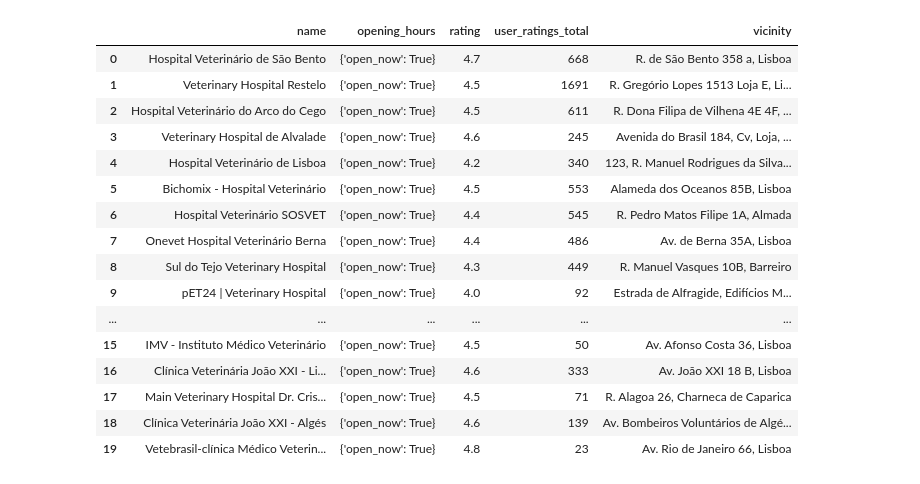
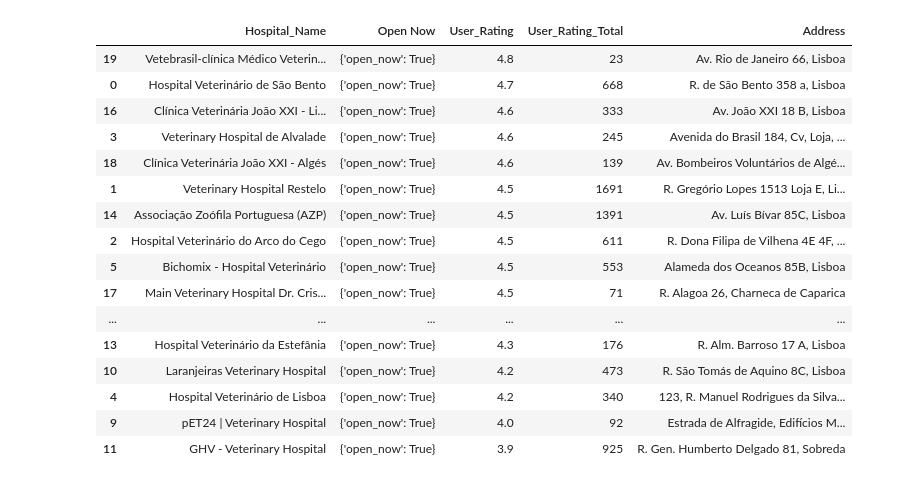
Before and after one commit to RoyMcQueen/Doogle, a Jupyter notebook: df_cleaning.ipynb, the cells around one changed output. Saved outputs shown, nothing was run; the diff lists cells and outputs as text; code cells hidden in the pictures.

```diff
--- a/df_cleaning.ipynb
+++ b/df_cleaning.ipynb
@@ -53,23 +87,25 @@ pet_shop_df
 # %%
 vet_hospital_df = pd.read_csv('datasets/veterinary_hospital_df.csv')
 vet_hospital_df.drop(['Unnamed: 0','geometry','icon','icon_background_color', 'icon_mask_base_uri','photos','place_id','plus_code','reference','scope','types','business_status'],axis = 1, inplace=True)
-# %%
-vet_hospital_df
-# %% [output]
-|  | name | opening_hours | rating | user_ratings_total | vicinity |
-| 0 | Hospital Veterinário de São Bento | {'open_now': True} | 4.7 | 668 | R. de São Bento 358 a, Lisboa |
-| 1 | Veterinary Hospital Restelo | {'open_now': True} | 4.5 | 1691 | R. Gregório Lopes 1513 Loja E, Li... |
-| 2 | Hospital Veterinário do Arco do Cego | {'open_now': True} | 4.5 | 611 | R. Dona Filipa de Vilhena 4E 4F, ... |
-| 3 | Veterinary Hospital de Alvalade | {'open_now': True} | 4.6 | 245 | Avenida do Brasil 184, Cv, Loja, ... |
-| 4 | Hospital Veterinário de Lisboa | {'open_now': True} | 4.2 | 340 | 123, R. Manuel Rodrigues da Silva... |
-| 5 | Bichomix - Hospital Veterinário | {'open_now': True} | 4.5 | 553 | Alameda dos Oceanos 85B, Lisboa |
-| 6 | Hospital Veterinário SOSVET | {'open_now': True} | 4.4 | 545 | R. Pedro Matos Filipe 1A, Almada |
-| 7 | Onevet Hospital Veterinário Berna | {'open_now': True} | 4.4 | 486 | Av. de Berna 35A, Lisboa |
-| 8 | Sul do Tejo Veterinary Hospital | {'open_now': True} | 4.3 | 449 | R. Manuel Vasques 10B, Barreiro |
-| 9 | pET24 | Veterinary Hospital | {'open_now': True} | 4.0 | 92 | Estrada de Alfragide, Edifícios M... |
-| ... | ... | ... | ... | ... | ... |
-| 15 | IMV - Instituto Médico Veterinário | {'open_now': True} | 4.5 | 50 | Av. Afonso Costa 36, Lisboa |
-| 16 | Clínica Veterinária João XXI - Li... | {'open_now': True} | 4.6 | 333 | Av. João XXI 18 B, Lisboa |
-| 17 | Main Veterinary Hospital Dr. Cris... | {'open_now': True} | 4.5 | 71 | R. Alagoa 26, Charneca de Caparica |
-| 18 | Clínica Veterinária João XXI - Algés | {'open_now': True} | 4.6 | 139 | Av. Bombeiros Voluntários de Algé... |
-| 19 | Vetebrasil-clínica Médico Veterin... | {'open_now': True} | 4.8 | 23 | Av. Rio de Janeiro 66, Lisboa |
+# %%
+vet_hospital_df.rename(columns = {'name':'Hospital_Name', 'rating':'User_Rating','user_ratings_total':'User_Rating_Total','vicinity':'Address','opening_hours':'Open Now'}, inplace = True)
+# %%
+vet_hospital_df.sort_values(by=['User_Rating','User_Rating_Total'], ascending=False)
+# %% [output]
+|  | Hospital_Name | Open Now | User_Rating | User_Rating_Total | Address |
+| 19 | Vetebrasil-clínica Médico Veterin... | {'open_now': True} | 4.8 | 23 | Av. Rio de Janeiro 66, Lisboa |
+| 0 | Hospital Veterinário de São Bento | {'open_now': True} | 4.7 | 668 | R. de São Bento 358 a, Lisboa |
+| 16 | Clínica Veterinária João XXI - Li... | {'open_now': True} | 4.6 | 333 | Av. João XXI 18 B, Lisboa |
+| 3 | Veterinary Hospital de Alvalade | {'open_now': True} | 4.6 | 245 | Avenida do Brasil 184, Cv, Loja, ... |
+| 18 | Clínica Veterinária João XXI - Algés | {'open_now': True} | 4.6 | 139 | Av. Bombeiros Voluntários de Algé... |
+| 1 | Veterinary Hospital Restelo | {'open_now': True} | 4.5 | 1691 | R. Gregório Lopes 1513 Loja E, Li... |
+| 14 | Associação Zoófila Portuguesa (AZP) | {'open_now': True} | 4.5 | 1391 | Av. Luís Bívar 85C, Lisboa |
+| 2 | Hospital Veterinário do Arco do Cego | {'open_now': True} | 4.5 | 611 | R. Dona Filipa de Vilhena 4E 4F, ... |
+| 5 | Bichomix - Hospital Veterinário | {'open_now': True} | 4.5 | 553 | Alameda dos Oceanos 85B, Lisboa |
+| 17 | Main Veterinary Hospital Dr. Cris... | {'open_now': True} | 4.5 | 71 | R. Alagoa 26, Charneca de Caparica |
+| ... | ... | ... | ... | ... | ... |
+| 13 | Hospital Veterinário da Estefânia | {'open_now': True} | 4.3 | 176 | R. Alm. Barroso 17 A, Lisboa |
+| 10 | Laranjeiras Veterinary Hospital | {'open_now': True} | 4.2 | 473 | R. São Tomás de Aquino 8C, Lisboa |
+| 4 | Hospital Veterinário de Lisboa | {'open_now': True} | 4.2 | 340 | 123, R. Manuel Rodrigues da Silva... |
+| 9 | pET24 | Veterinary Hospital | {'open_now': True} | 4.0 | 92 | Estrada de Alfragide, Edifícios M... |
+| 11 | GHV - Veterinary Hospital | {'open_now': True} | 3.9 | 925 | R. Gen. Humberto Delgado 81, Sobreda |
```
Also changed, not shown: parts of 10 cells of this notebook, 2 other files.
